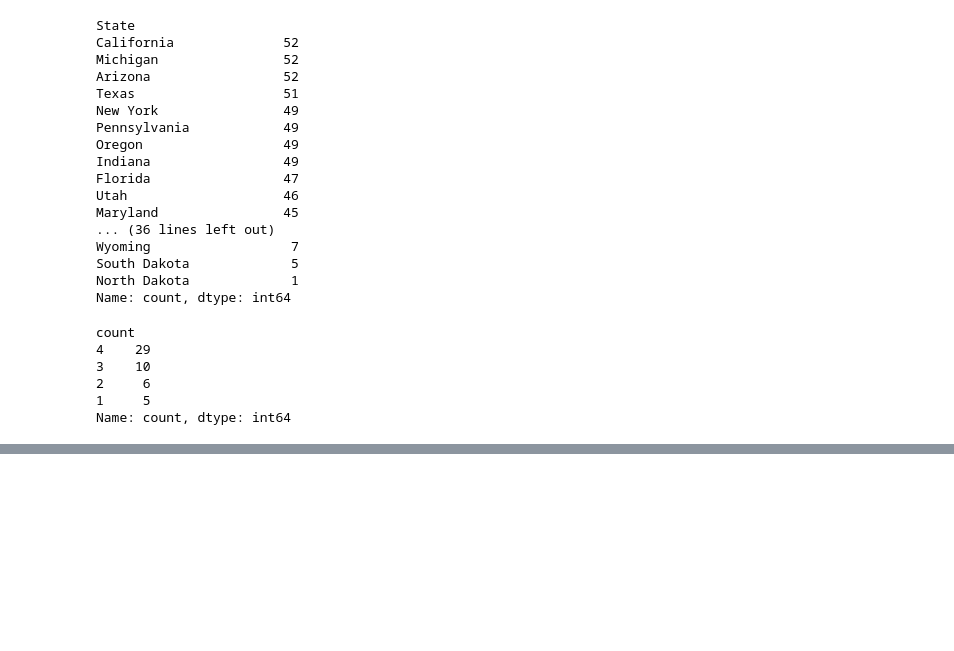
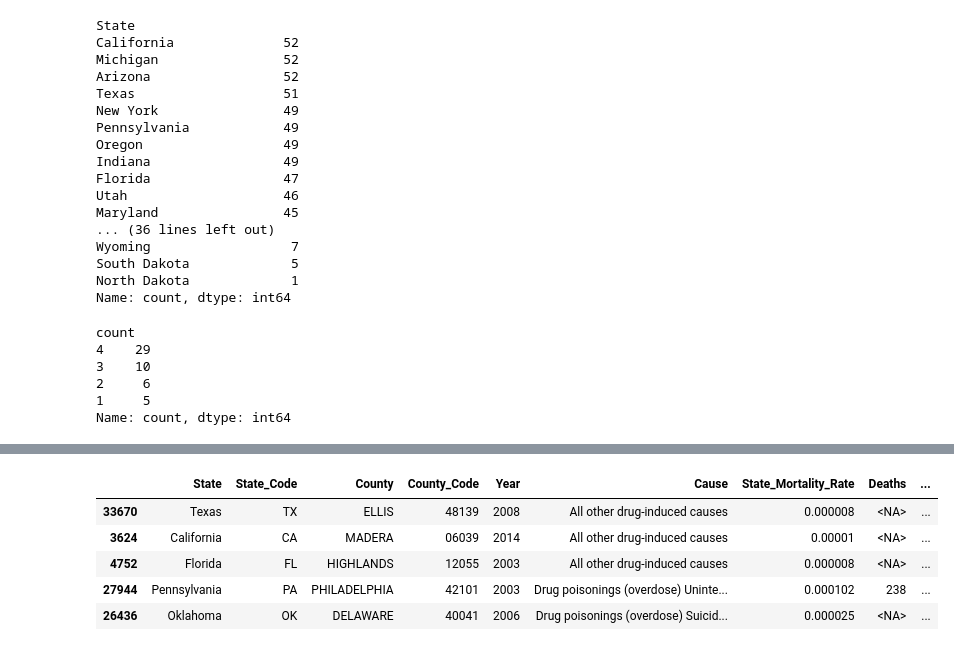
Before and after one commit to MIDS-at-Duke/Opioid-Team-Project-Group-9, a Jupyter notebook: Codes/mortality_data/mortality_correction.ipynb, the cells around one changed output, grey strips where cells are left out. Drawn from its saved outputs; the diff is of its cells as text; code cells hidden in the pictures; blank space fills up the shorter version.

```diff
--- a/Codes/mortality_data/mortality_correction.ipynb
+++ b/Codes/mortality_data/mortality_correction.ipynb
@@ -235,0 +255,12 @@ Name: count, dtype: int64
+# %%
+master_2 = master[
+    [
+        "State",
+        "State_Code",
+        "County",
+        "County_Code",
+        "Year",
+        "Cause",
+        "State_Mortality_Rate",
+    ]
+]
@@ -235,0 +276,19 @@ Name: count, dtype: int64
+# %%
+# merge with the original data
+df5 = pd.merge(
+    master_2,
+    df3,
+    on=["State", "State_Code", "County", "County_Code", "Year", "Cause"],
+    how="left",
+    indicator=True,
+    validate="1:1",
+)
+# %%
+df5.sample(5)
+# %% [output]
+|  | State | State_Code | County | County_Code | Year | Cause | State_Mortality_Rate | Deaths | ... |
+| 33670 | Texas | TX | ELLIS | 48139 | 2008 | All other drug-induced causes | 0.000008 | <NA> | ... |
+| 3624 | California | CA | MADERA | 06039 | 2014 | All other drug-induced causes | 0.00001 | <NA> | ... |
+| 4752 | Florida | FL | HIGHLANDS | 12055 | 2003 | All other drug-induced causes | 0.000008 | <NA> | ... |
+| 27944 | Pennsylvania | PA | PHILADELPHIA | 42101 | 2003 | Drug poisonings (overdose) Uninte... | 0.000102 | 238 | ... |
+| 26436 | Oklahoma | OK | DELAWARE | 40041 | 2006 | Drug poisonings (overdose) Suicid... | 0.000025 | <NA> | ... |
```
Also changed, not shown: parts of 24 cells of this notebook.
